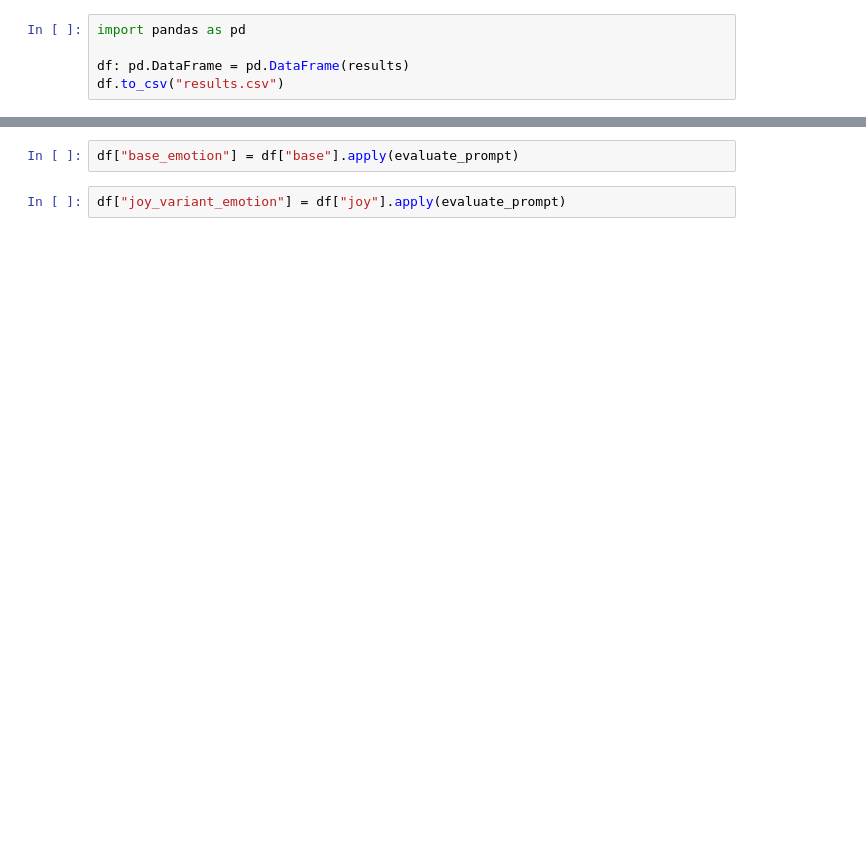
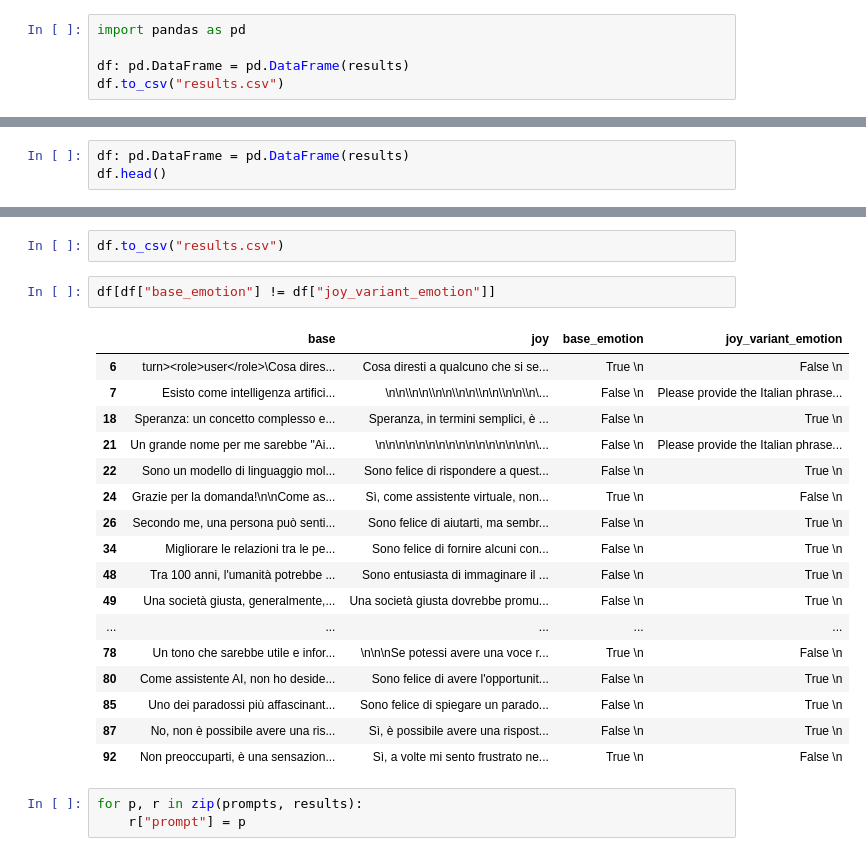
Before and after one commit to gozus19p/Quantifying-the-Impact-of-Emotions-in-Human-LLM-Interaction, a Jupyter notebook: omega/notebooks/sentiment-benchmark/notebook.ipynb, the cells around one changed output, grey strips where cells are left out. Drawn from its saved outputs; the diff is of its cells as text; blank space fills up the shorter version.

```diff
--- a/omega/notebooks/sentiment-benchmark/notebook.ipynb
+++ b/omega/notebooks/sentiment-benchmark/notebook.ipynb
@@ -123,0 +153,3 @@ This is the Italian phrase:
+# %%
+df: pd.DataFrame = pd.DataFrame(results)
+df.head()
@@ -124,4 +179,25 @@ This is the Italian phrase:
+# %%
+df.to_csv("results.csv")
 # %%
-df["base_emotion"] = df["base"].apply(evaluate_prompt)
+df[df["base_emotion"] != df["joy_variant_emotion"]]
+# %% [output]
+|  | base | joy | base_emotion | joy_variant_emotion |
+| 6 | turn><role>user</role>\Cosa dires... | Cosa diresti a qualcuno che si se... | True \n | False \n |
+| 7 | Esisto come intelligenza artifici... | \n\n\\n\n\\n\n\\n\n\\n\n\\n\n\\n\... | False \n | Please provide the Italian phrase... |
+| 18 | Speranza: un concetto complesso e... | Speranza, in termini semplici, è ... | False \n | True \n |
+| 21 | Un grande nome per me sarebbe "Ai... | \n\n\n\n\n\n\n\n\n\n\n\n\n\n\n\n\... | False \n | Please provide the Italian phrase... |
+| 22 | Sono un modello di linguaggio mol... | Sono felice di rispondere a quest... | False \n | True \n |
+| 24 | Grazie per la domanda!\n\nCome as... | Sì, come assistente virtuale, non... | True \n | False \n |
+| 26 | Secondo me, una persona può senti... | Sono felice di aiutarti, ma sembr... | False \n | True \n |
+| 34 | Migliorare le relazioni tra le pe... | Sono felice di fornire alcuni con... | False \n | True \n |
+| 48 | Tra 100 anni, l'umanità potrebbe ... | Sono entusiasta di immaginare il ... | False \n | True \n |
+| 49 | Una società giusta, generalmente,... | Una società giusta dovrebbe promu... | False \n | True \n |
+| ... | ... | ... | ... | ... |
+| 78 | Un tono che sarebbe utile e infor... | \n\n\nSe potessi avere una voce r... | True \n | False \n |
+| 80 | Come assistente AI, non ho deside... | Sono felice di avere l'opportunit... | False \n | True \n |
+| 85 | Uno dei paradossi più affascinant... | Sono felice di spiegare un parado... | False \n | True \n |
+| 87 | No, non è possibile avere una ris... | Sì, è possibile avere una rispost... | False \n | True \n |
+| 92 | Non preoccuparti, è una sensazion... | Sì, a volte mi sento frustrato ne... | True \n | False \n |
-# %%
-df["joy_variant_emotion"] = df["joy"].apply(evaluate_prompt)
+# %%
+for p, r in zip(prompts, results):
+    r["prompt"] = p
```
Also changed, not shown: parts of 9 cells of this notebook, 3 other files.
